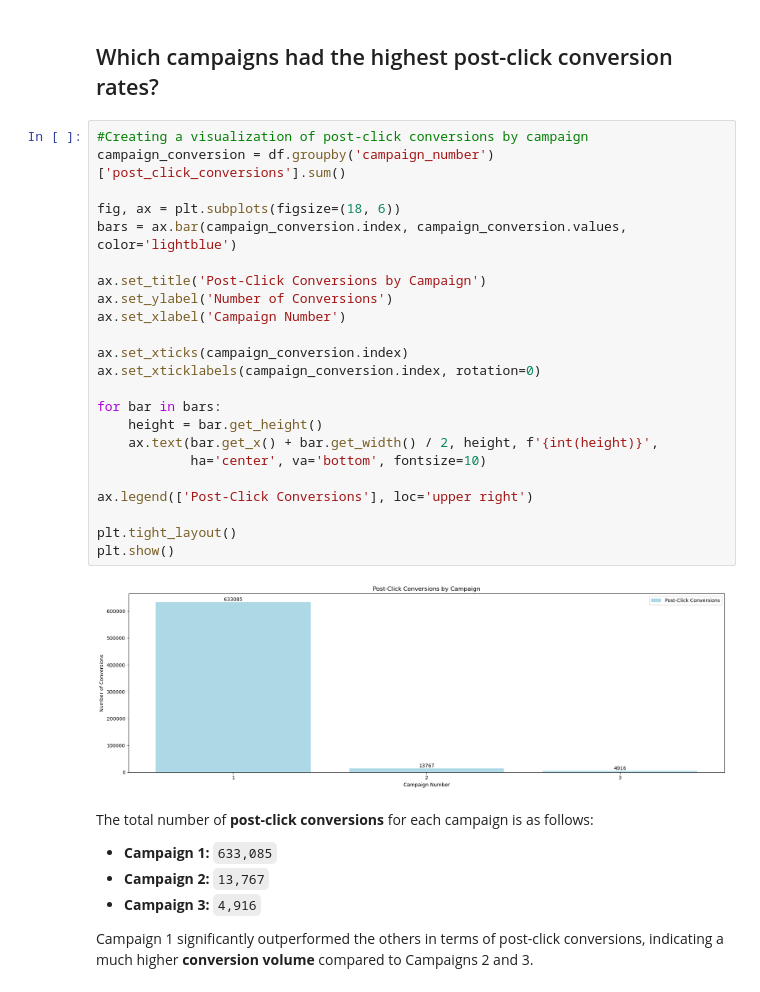
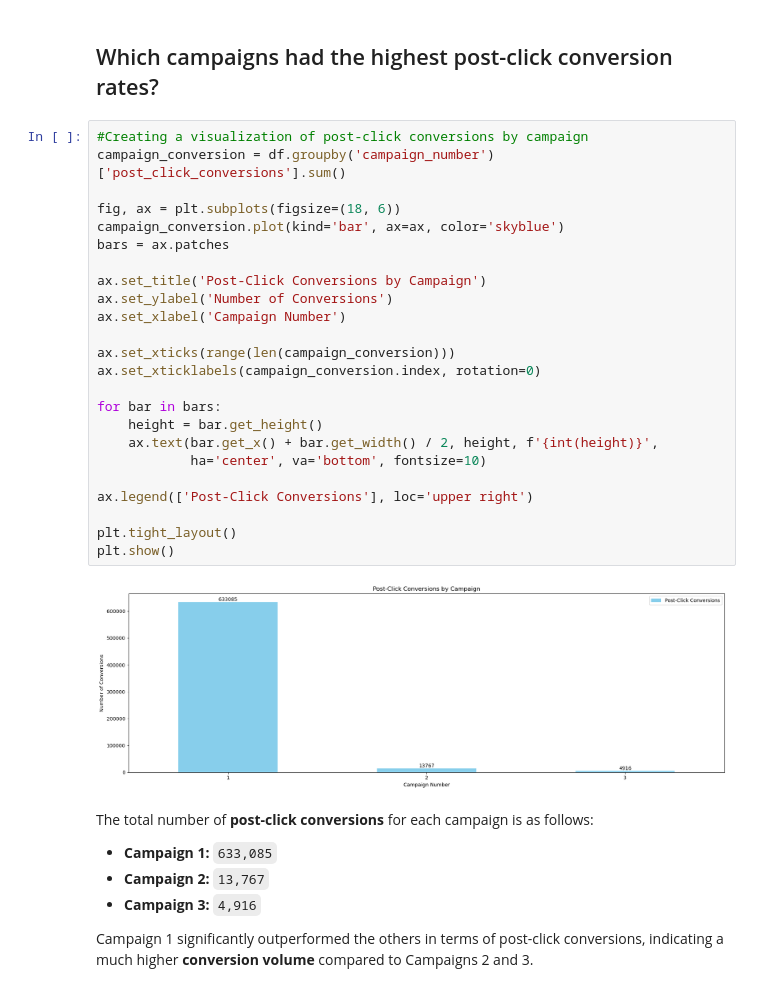
Before and after one commit to Tanush-IIITH/Projects, a Jupyter notebook: Online_Ads_DS/main.ipynb, the cells around one changed output. Drawn from its saved outputs; the diff is of its cells as text.

```diff
--- a/Online_Ads_DS/main.ipynb
+++ b/Online_Ads_DS/main.ipynb
@@ -461,28 +461,29 @@ print(average_revenue_per_click)
 # %%
 #Creating a visualization of post-click conversions by campaign
 campaign_conversion = df.groupby('campaign_number')['post_click_conversions'].sum()
 
 fig, ax = plt.subplots(figsize=(18, 6))
-bars = ax.bar(campaign_conversion.index, campaign_conversion.values, color='lightblue')
+campaign_conversion.plot(kind='bar', ax=ax, color='skyblue')
+bars = ax.patches
 
 ax.set_title('Post-Click Conversions by Campaign')
 ax.set_ylabel('Number of Conversions')
 ax.set_xlabel('Campaign Number')
 
-ax.set_xticks(campaign_conversion.index)
+ax.set_xticks(range(len(campaign_conversion)))
 ax.set_xticklabels(campaign_conversion.index, rotation=0)
 
 for bar in bars:
     height = bar.get_height()
     ax.text(bar.get_x() + bar.get_width() / 2, height, f'{int(height)}',
             ha='center', va='bottom', fontsize=10)
 
 ax.legend(['Post-Click Conversions'], loc='upper right')
 
 plt.tight_layout()
 plt.show()
 # %% [output]
-[figure, old version]
+[figure, new version]
 # %% [markdown]
 The total number of **post-click conversions** for each campaign is as follows:
 - **Campaign 1:** `633,085`
```
Also changed, not shown: parts of 7 cells of this notebook.
